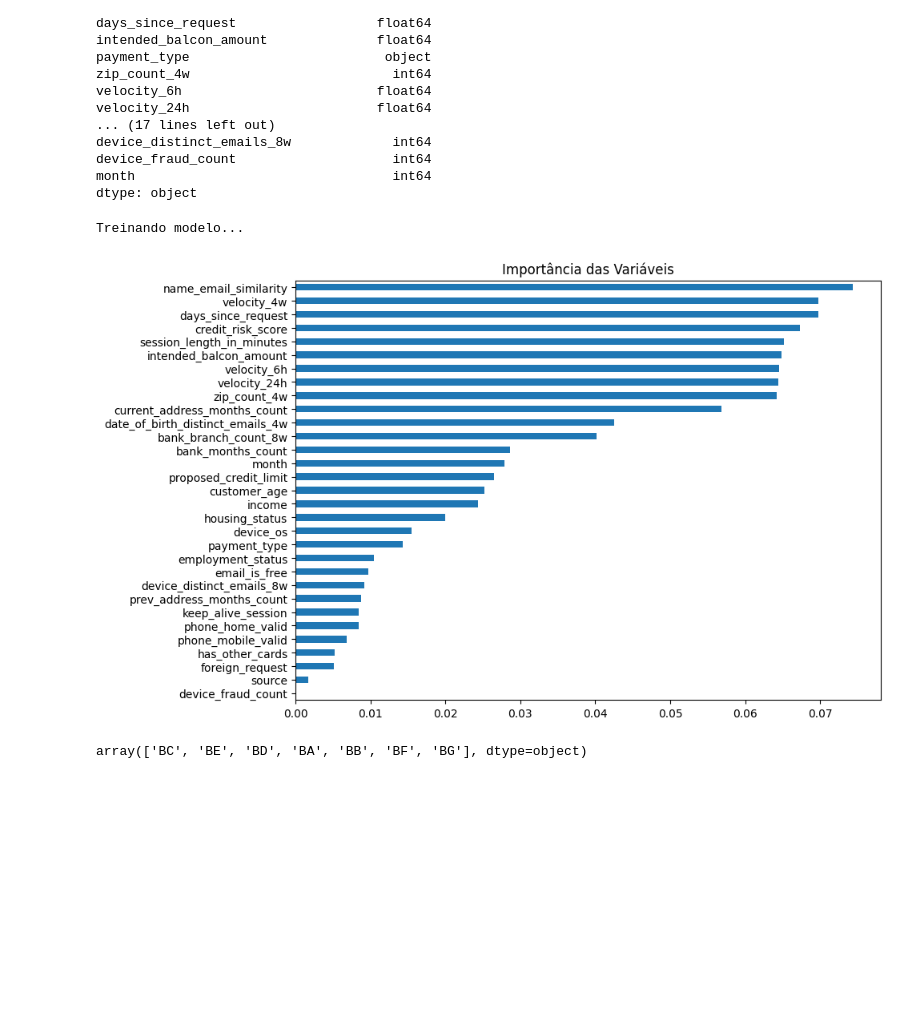
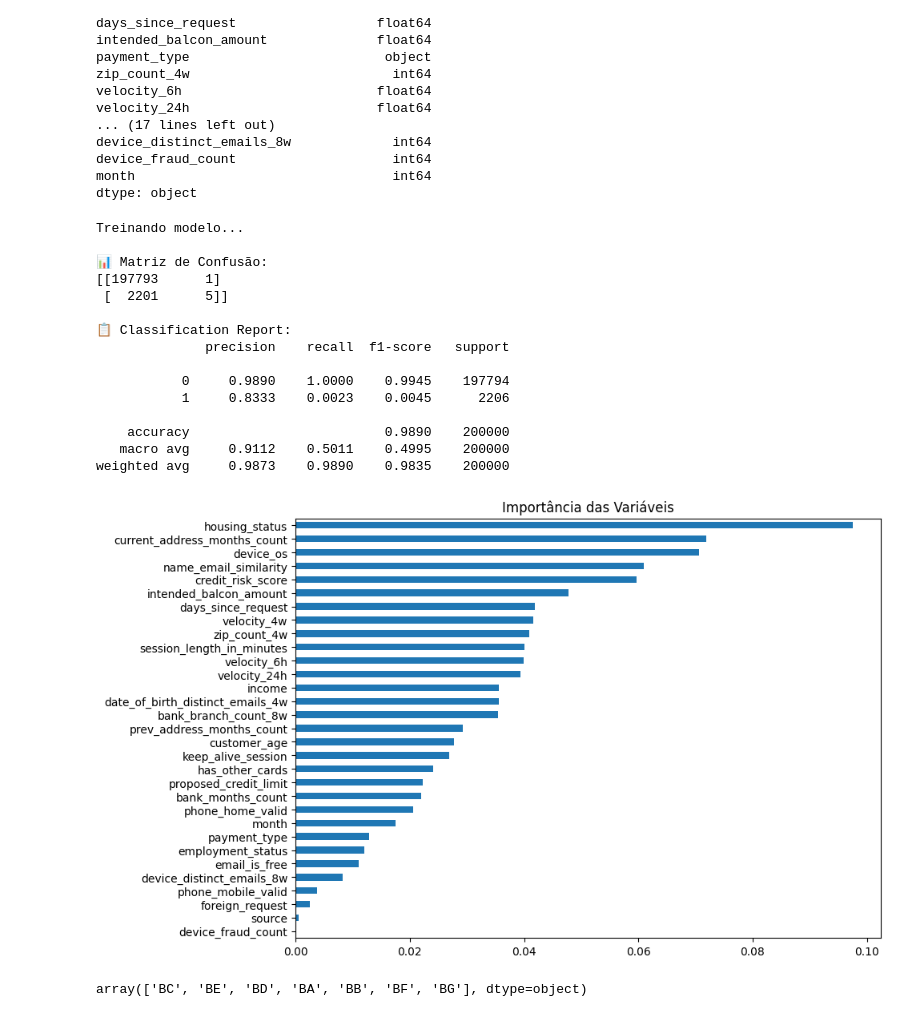
Before and after one commit to darthVarada/Fraudes-Financeiras, a Jupyter notebook: estudo.ipynb, the cells around one changed output. Drawn from its saved outputs; the diff is of its cells as text; code cells hidden in the pictures; blank space fills up the shorter version.

```diff
--- a/estudo.ipynb
+++ b/estudo.ipynb
@@ -193,50 +192,70 @@ device_fraud_count                    int64
 month                                 int64
 dtype: object
 # %%
-from sklearn.model_selection import train_test_split
-from sklearn.preprocessing import LabelEncoder
-from sklearn.ensemble import RandomForestClassifier
-from tqdm import tqdm
-import pandas as pd
-import matplotlib.pyplot as plt
-
-# Ativar barra de progresso nas transformações
+# Ativar barra de progresso
 tqdm.pandas()
 
-# Cópia do dataset original
+# Cópia do dataset
 df_import = df.copy()
 
-# Limitar dados para acelerar (opcional)
-df_import = df_import.sample(n=500_000, random_state=42)
-
-# Label Encoding nas colunas categóricas
+# Codificação de colunas categóricas
 for col in tqdm(df_import.select_dtypes(include='object').columns, desc="Codificando colunas categóricas"):
     df_import[col] = LabelEncoder().fit_transform(df_import[col].astype(str))
 
-# Verificar se há colunas booleanas e converter para int
+# Conversão de colunas booleanas
 for col in df_import.select_dtypes(include='bool').columns:
     df_import[col] = df_import[col].astype(int)
 
-# Separar variáveis e target
+# Separar features e target
 X = df_import.drop(columns=['fraud_bool'])
 y = df_import['fraud_bool']
 
-# Dividir em treino e teste com estratificação
-X_train, X_test, y_train, y_test = train_test_split(X, y, stratify=y, test_size=0.2, random_state=42)
+# Dividir com estratificação para manter proporção da classe
+X_train, X_test, y_train, y_test = train_test_split(
+    X, y, stratify=y, test_size=0.2, random_state=42
+)
 
-# Treinar modelo RandomForest
+# Modelo com class_weight para lidar com desbalanceamento
 print("Treinando modelo...")
-model = RandomForestClassifier(n_estimators=100, random_state=42, n_jobs=-1)
+model = RandomForestClassifier(
+    n_estimators=100,
+    random_state=42,
+    n_jobs=-1,
+    class_weight='balanced'
+)
 model.fit(X_train, y_train)
 
-# Gráfico de importância das variáveis
+# Avaliação
+y_pred = model.predict(X_test)
+
+print("\n📊 Matriz de Confusão:")
+print(confusion_matrix(y_test, y_pred))
+
+print("\n📋 Classification Report:")
+print(classification_report(y_test, y_pred, digits=4))
+
+# Importância das variáveis
 importances = pd.Series(model.feature_importances_, index=X.columns)
 importances.sort_values().plot.barh(figsize=(10, 6), title="Importância das Variáveis")
 plt.tight_layout()
 plt.show()
 # %% [output]
 Treinando modelo...
+
+📊 Matriz de Confusão:
+[[197793      1]
+ [  2201      5]]
+
+📋 Classification Report:
+              precision    recall  f1-score   support
+
+           0     0.9890    1.0000    0.9945    197794
+           1     0.8333    0.0023    0.0045      2206
+
+    accuracy                         0.9890    200000
+   macro avg     0.9112    0.5011    0.4995    200000
+weighted avg     0.9873    0.9890    0.9835    200000
-[figure, old version]
+[figure, new version]
 # %%
 df['housing_status'].unique()
 # %% [output]
```
Also changed, not shown: parts of 4 cells of this notebook.
